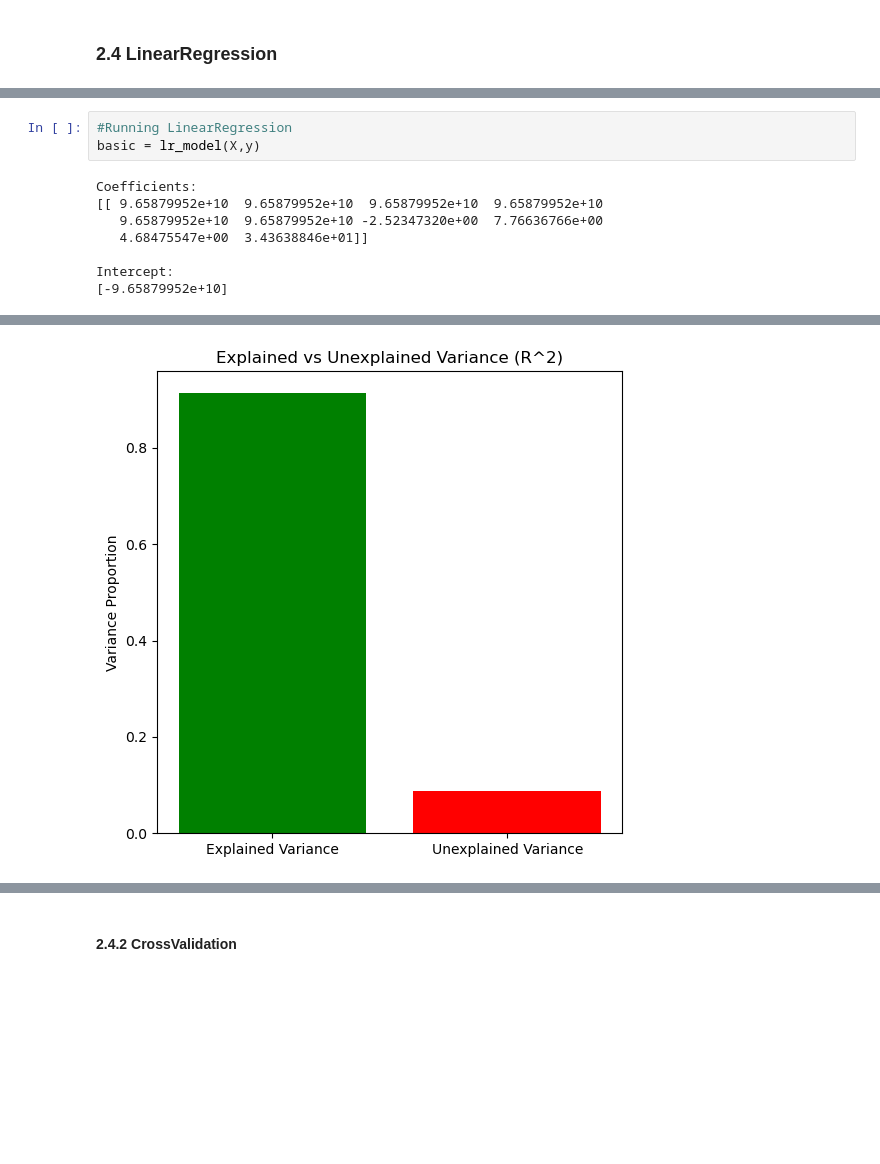
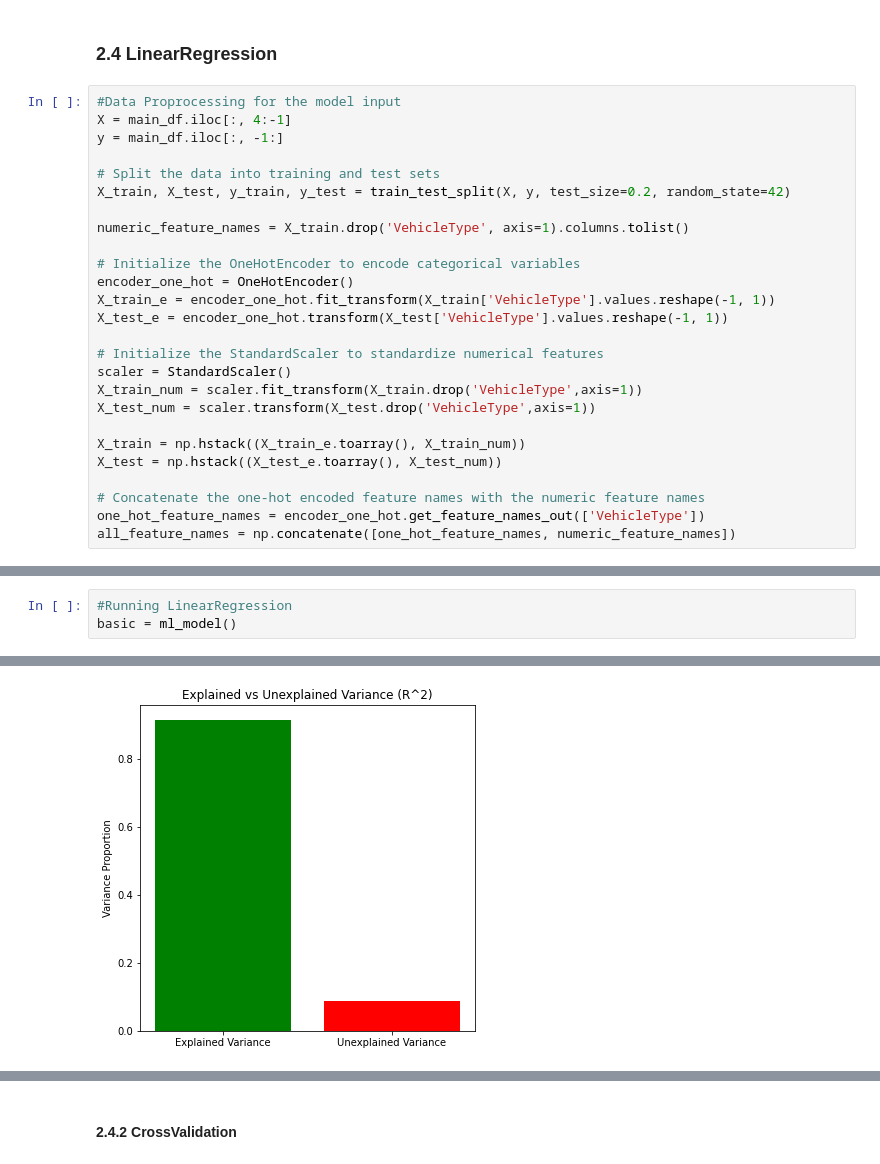
Before and after one commit to Squarebreadroy/GPEDLIV, a Jupyter notebook: CSCK503 GP.ipynb, the cells around one changed output, grey strips where cells are left out. Saved outputs shown, nothing was run; the diff lists cells and outputs as text; blank space fills up the shorter version.

```diff
--- a/CSCK503 GP.ipynb
+++ b/CSCK503 GP.ipynb
@@ -184,5 +191,31 @@ main_df.head()
 | 4 | osgb4000000030078494 | Non-GLA | Non-GLA | A Road | 42.0 | 511 | Car | 13680.0 | ... |
 # %% [markdown]
 ### 2.4 LinearRegression
+# %%
+#Data Proprocessing for the model input
+X = main_df.iloc[:, 4:-1]
+y = main_df.iloc[:, -1:]
+
+# Split the data into training and test sets
+X_train, X_test, y_train, y_test = train_test_split(X, y, test_size=0.2, random_state=42)
+
+numeric_feature_names = X_train.drop('VehicleType', axis=1).columns.tolist()
+
+# Initialize the OneHotEncoder to encode categorical variables
+encoder_one_hot = OneHotEncoder()
+X_train_e = encoder_one_hot.fit_transform(X_train['VehicleType'].values.reshape(-1, 1))
+X_test_e = encoder_one_hot.transform(X_test['VehicleType'].values.reshape(-1, 1))
+
+# Initialize the StandardScaler to standardize numerical features
+scaler = StandardScaler()
+X_train_num = scaler.fit_transform(X_train.drop('VehicleType',axis=1))
+X_test_num = scaler.transform(X_test.drop('VehicleType',axis=1))
+
+X_train = np.hstack((X_train_e.toarray(), X_train_num))
+X_test = np.hstack((X_test_e.toarray(), X_test_num))
+
+# Concatenate the one-hot encoded feature names with the numeric feature names
+one_hot_feature_names = encoder_one_hot.get_feature_names_out(['VehicleType'])
+all_feature_names = np.concatenate([one_hot_feature_names, numeric_feature_names])
 # %%
 #Define function for modelling
@@ -263,11 +283,4 @@ def lr_model(X, y, model_name='lr',alpha=0.1,cross_val=False,scoring='r2'):
 # %%
 #Running LinearRegression
-basic = lr_model(X,y)
+basic = ml_model()
 # %% [output]
-Coefficients:
-[[ 9.65879952e+10  9.65879952e+10  9.65879952e+10  9.65879952e+10
-   9.65879952e+10  9.65879952e+10 -2.52347320e+00  7.76636766e+00
-   4.68475547e+00  3.43638846e+01]]
-
-Intercept:
-[-9.65879952e+10]
@@ -275 +288 @@ Intercept:
-[figure, old version]
+[figure, new version]
```
Also changed, not shown: parts of 42 cells of this notebook.
